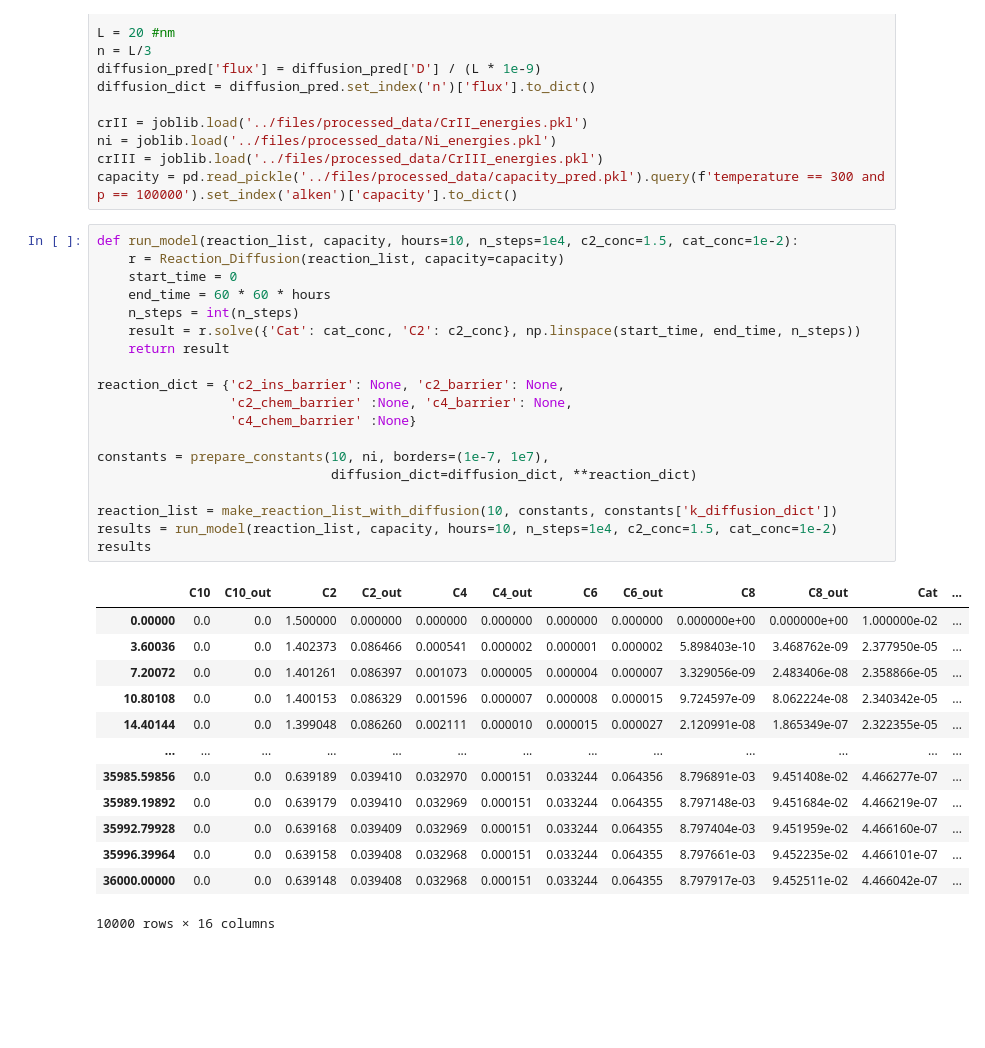
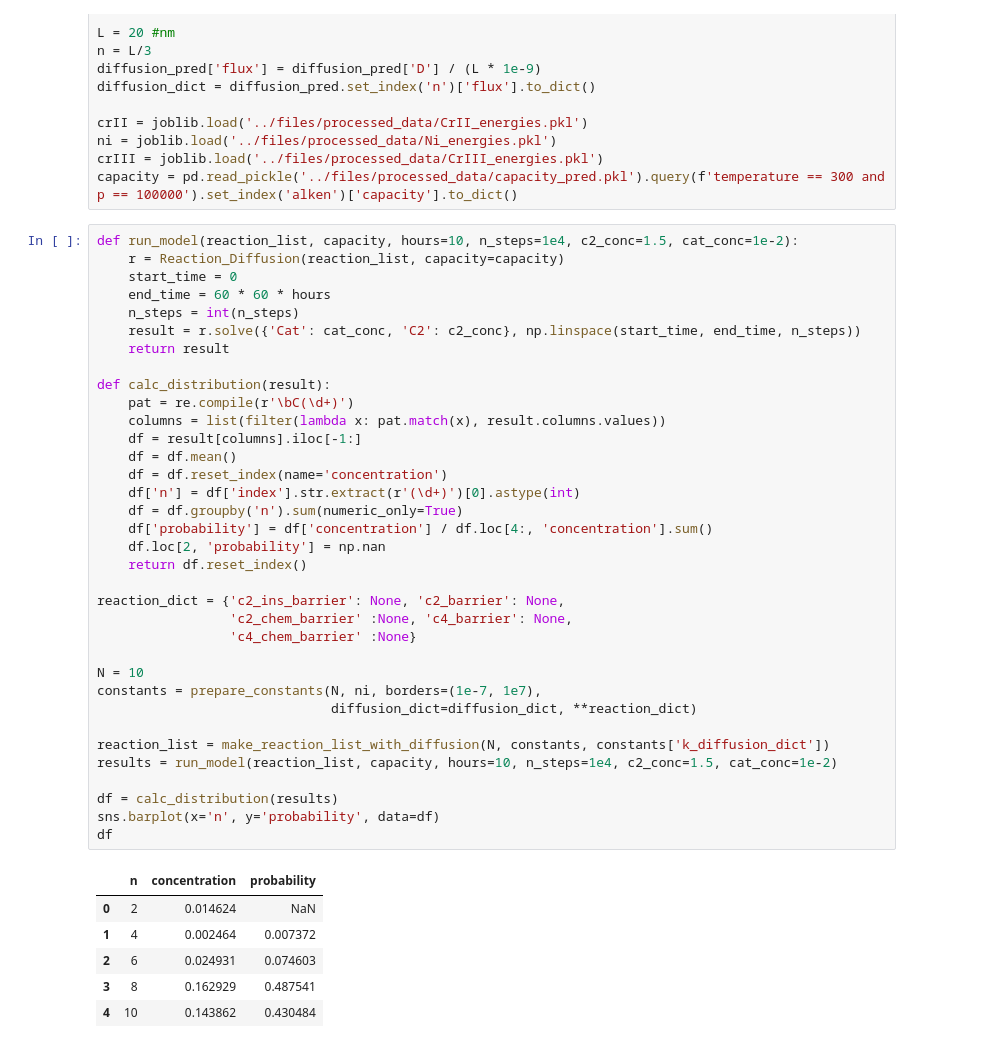
Before and after one commit to aleksandravdoshin/master_equation_solver, a Jupyter notebook: notebooks/Simulate_distribution.ipynb, the cells around one changed output. Cells and saved outputs as stored; diff of their text form; blank space fills up the shorter version.

```diff
--- a/notebooks/Simulate_distribution.ipynb
+++ b/notebooks/Simulate_distribution.ipynb
@@ -251,33 +257,42 @@ capacity = pd.read_pickle('../files/processed_data/capacity_pred.pkl').query(f't
 # %%
 def run_model(reaction_list, capacity, hours=10, n_steps=1e4, c2_conc=1.5, cat_conc=1e-2):
     r = Reaction_Diffusion(reaction_list, capacity=capacity)
     start_time = 0
     end_time = 60 * 60 * hours
     n_steps = int(n_steps)
     result = r.solve({'Cat': cat_conc, 'C2': c2_conc}, np.linspace(start_time, end_time, n_steps))
     return result
 
+def calc_distribution(result):
+    pat = re.compile(r'\bC(\d+)')
+    columns = list(filter(lambda x: pat.match(x), result.columns.values))
+    df = result[columns].iloc[-1:]
+    df = df.mean()
+    df = df.reset_index(name='concentration')
+    df['n'] = df['index'].str.extract(r'(\d+)')[0].astype(int)
+    df = df.groupby('n').sum(numeric_only=True)
+    df['probability'] = df['concentration'] / df.loc[4:, 'concentration'].sum()
+    df.loc[2, 'probability'] = np.nan
+    return df.reset_index()
+
 reaction_dict = {'c2_ins_barrier': None, 'c2_barrier': None,
                  'c2_chem_barrier' :None, 'c4_barrier': None,
                  'c4_chem_barrier' :None}
 
-constants = prepare_constants(10, ni, borders=(1e-7, 1e7),
+N = 10
+constants = prepare_constants(N, ni, borders=(1e-7, 1e7),
                               diffusion_dict=diffusion_dict, **reaction_dict)
 
-reaction_list = make_reaction_list_with_diffusion(10, constants, constants['k_diffusion_dict'])
+reaction_list = make_reaction_list_with_diffusion(N, constants, constants['k_diffusion_dict'])
 results = run_model(reaction_list, capacity, hours=10, n_steps=1e4, c2_conc=1.5, cat_conc=1e-2)
-results
+
+df = calc_distribution(results)
+sns.barplot(x='n', y='probability', data=df)
+df
 # %% [output]
-|  | C10 | C10_out | C2 | C2_out | C4 | C4_out | C6 | C6_out | C8 | C8_out | Cat | ... |
-| 0.00000 | 0.0 | 0.0 | 1.500000 | 0.000000 | 0.000000 | 0.000000 | 0.000000 | 0.000000 | 0.000000e+00 | 0.000000e+00 | 1.000000e-02 | ... |
-| 3.60036 | 0.0 | 0.0 | 1.402373 | 0.086466 | 0.000541 | 0.000002 | 0.000001 | 0.000002 | 5.898403e-10 | 3.468762e-09 | 2.377950e-05 | ... |
-| 7.20072 | 0.0 | 0.0 | 1.401261 | 0.086397 | 0.001073 | 0.000005 | 0.000004 | 0.000007 | 3.329056e-09 | 2.483406e-08 | 2.358866e-05 | ... |
-| 10.80108 | 0.0 | 0.0 | 1.400153 | 0.086329 | 0.001596 | 0.000007 | 0.000008 | 0.000015 | 9.724597e-09 | 8.062224e-08 | 2.340342e-05 | ... |
-| 14.40144 | 0.0 | 0.0 | 1.399048 | 0.086260 | 0.002111 | 0.000010 | 0.000015 | 0.000027 | 2.120991e-08 | 1.865349e-07 | 2.322355e-05 | ... |
-| ... | ... | ... | ... | ... | ... | ... | ... | ... | ... | ... | ... | ... |
-| 35985.59856 | 0.0 | 0.0 | 0.639189 | 0.039410 | 0.032970 | 0.000151 | 0.033244 | 0.064356 | 8.796891e-03 | 9.451408e-02 | 4.466277e-07 | ... |
-| 35989.19892 | 0.0 | 0.0 | 0.639179 | 0.039410 | 0.032969 | 0.000151 | 0.033244 | 0.064355 | 8.797148e-03 | 9.451684e-02 | 4.466219e-07 | ... |
-| 35992.79928 | 0.0 | 0.0 | 0.639168 | 0.039409 | 0.032969 | 0.000151 | 0.033244 | 0.064355 | 8.797404e-03 | 9.451959e-02 | 4.466160e-07 | ... |
-| 35996.39964 | 0.0 | 0.0 | 0.639158 | 0.039408 | 0.032968 | 0.000151 | 0.033244 | 0.064355 | 8.797661e-03 | 9.452235e-02 | 4.466101e-07 | ... |
-| 36000.00000 | 0.0 | 0.0 | 0.639148 | 0.039408 | 0.032968 | 0.000151 | 0.033244 | 0.064355 | 8.797917e-03 | 9.452511e-02 | 4.466042e-07 | ... |
+|  | n | concentration | probability |
+| 0 | 2 | 0.014624 | NaN |
+| 1 | 4 | 0.002464 | 0.007372 |
+| 2 | 6 | 0.024931 | 0.074603 |
+| 3 | 8 | 0.162929 | 0.487541 |
+| 4 | 10 | 0.143862 | 0.430484 |
-10000 rows × 16 columns
```
Also changed, not shown: parts of 3 cells of this notebook, 1 other file.
